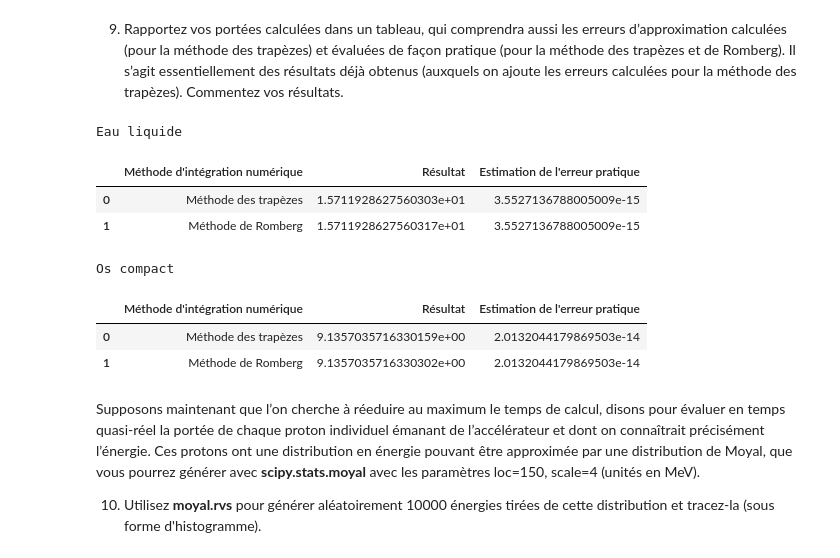
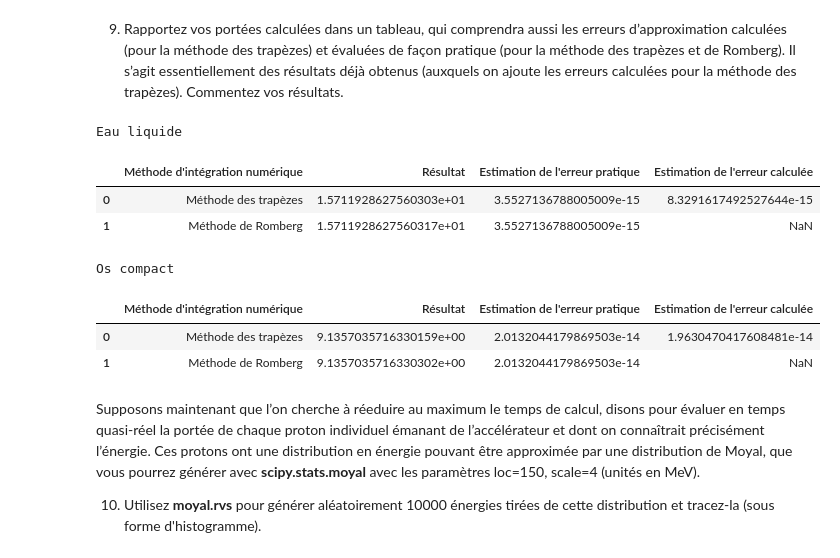
Before and after one commit to Antetokounpo/PhysNum-TP, a Jupyter notebook: tp1.ipynb, the cells around one changed output. Saved outputs shown, nothing was run; the diff lists cells and outputs as text; code cells hidden in the pictures.

Commit message:
Estimation de l'erreur calculée

```diff
--- a/tp1.ipynb
+++ b/tp1.ipynb
@@ -406,45 +407,69 @@ def dScol_dT(T, n_e, I):
     k = a**2 / I**2
     gamma = T / (m_p * c**2) + 1
 
-    err = U*gamma*(-2*gamma**2*(b + delta*gamma)*np.log(k*(gamma**2 - 1)**2/(b + delta*gamma)) - gamma*(delta*(gamma**2 - 1) - 4*gamma*(b + delta*gamma)) + 2*(b + delta*gamma)*(gamma**2 - 1)*np.log(k*(gamma**2 - 1)**2/(b + delta*gamma)))/(c**2*m_p*(b + delta*gamma)*(gamma**2 - 1)**2)
+    d = U*gamma*(-2*gamma**2*(b + delta*gamma)*np.log(k*(gamma**2 - 1)**2/(b + delta*gamma)) - gamma*(delta*(gamma**2 - 1) - 4*gamma*(b + delta*gamma)) + 2*(b + delta*gamma)*(gamma**2 - 1)*np.log(k*(gamma**2 - 1)**2/(b + delta*gamma)))/(c**2*m_p*(b + delta*gamma)*(gamma**2 - 1)**2)
 
-    return err / J_par_eV / 1e6 / 1e2 # [MeV / cm]
+    return d # [1/m]
 # %% [markdown]
 9. Rapportez vos portées calculées dans un tableau, qui comprendra aussi les erreurs d’approximation calculées (pour la méthode des trapèzes) et évaluées de façon pratique (pour la méthode
  des trapèzes et de Romberg). Il s’agit essentiellement des résultats déjà obtenus (auxquels on
  ajoute les erreurs calculées pour la méthode des trapèzes). Commentez vos résultats.
+# %%
+def err_trapz_water(a, b, N):
+    h = (b-a)/N # [MeV^2]
+
+    f_prime = lambda x: -dScol_dT(x, n_e_liquid_water, I_water) / S_col(x, n_e_liquid_water, I_water)**2 # [m / J^2]
+
+    err = (f_prime(a * 1e6 * J_par_eV) - f_prime(b * 1e6 * J_par_eV)) # [m / J^2]
+    err *= 1e2 * J_par_eV**2 * 1e12 # [cm / MeV^2]
+
+    err = 1/12 * h**2 * err # [cm]
+
+    return err
+
+def err_trapz_bone(a, b, N):
+    h = (b-a)/N # [MeV^2]
+
+    f_prime = lambda x: -dScol_dT(x, n_e_compact_bone, I_bone) / S_col(x, n_e_compact_bone, I_bone)**2 # [m / J^2]
+
+    err = (f_prime(a * 1e6 * J_par_eV) - f_prime(b * 1e6 * J_par_eV)) # [m / J^2]
+    err *= 1e2 * J_par_eV**2 * 1e12 # [cm / MeV^2]
+
+    err = 1/12 * h**2 * err # [cm]
+
+    return err
 # %%
 import pandas as pd
 pd.set_option('display.float_format', '{:.16e}'.format)
 
 tableau_water = [
-    ["Méthode des trapèzes", water_trapezoid_int[-1].result, water_trapezoid_int[-1].practical_error_approx],
-    ["Méthode de Romberg", water_romberg_int[-1].result, water_trapezoid_int[-1].practical_error_approx]
+    ["Méthode des trapèzes", water_trapezoid_int[-1].result, water_trapezoid_int[-1].practical_error_approx, err_trapz_water(3, 150, water_trapezoid_int[-1].N)],
+    ["Méthode de Romberg", water_romberg_int[-1].result, water_trapezoid_int[-1].practical_error_approx, None]
 ]
 
-df_water = pd.DataFrame(tableau_water, columns=["Méthode  d'intégration numérique", "Résultat", "Estimation de l'erreur pratique"])
+df_water = pd.DataFrame(tableau_water, columns=["Méthode  d'intégration numérique", "Résultat", "Estimation de l'erreur pratique", "Estimation de l'erreur calculée"])
 
 
 tableau_bone = [
-    ["Méthode des trapèzes", bone_trapezoid_int[-1].result, bone_trapezoid_int[-1].practical_error_approx],
-    ["Méthode de Romberg", bone_romberg_int[-1].result, bone_trapezoid_int[-1].practical_error_approx]
+    ["Méthode des trapèzes", bone_trapezoid_int[-1].result, bone_trapezoid_int[-1].practical_error_approx, err_trapz_bone(3, 150, bone_trapezoid_int[-1].N)],
+    ["Méthode de Romberg", bone_romberg_int[-1].result, bone_trapezoid_int[-1].practical_error_approx, None]
 ]
 
-df_bone = pd.DataFrame(tableau_bone, columns=["Méthode  d'intégration numérique", "Résultat", "Estimation de l'erreur pratique"])
+df_bone = pd.DataFrame(tableau_bone, columns=["Méthode  d'intégration numérique", "Résultat", "Estimation de l'erreur pratique", "Estimation de l'erreur calculée"])
 
 print("Eau liquide")
 display(df_water)
 print("Os compact")
 display(df_bone)
 # %% [output]
 Eau liquide
-|  | Méthode d'intégration numérique | Résultat | Estimation de l'erreur pratique |
-| 0 | Méthode des trapèzes | 1.5711928627560303e+01 | 3.5527136788005009e-15 |
-| 1 | Méthode de Romberg | 1.5711928627560317e+01 | 3.5527136788005009e-15 |
+|  | Méthode d'intégration numérique | Résultat | Estimation de l'erreur pratique | Estimation de l'erreur calculée |
+| 0 | Méthode des trapèzes | 1.5711928627560303e+01 | 3.5527136788005009e-15 | 8.3291617492527644e-15 |
+| 1 | Méthode de Romberg | 1.5711928627560317e+01 | 3.5527136788005009e-15 | NaN |
 Os compact
-|  | Méthode d'intégration numérique | Résultat | Estimation de l'erreur pratique |
-| 0 | Méthode des trapèzes | 9.1357035716330159e+00 | 2.0132044179869503e-14 |
-| 1 | Méthode de Romberg | 9.1357035716330302e+00 | 2.0132044179869503e-14 |
+|  | Méthode d'intégration numérique | Résultat | Estimation de l'erreur pratique | Estimation de l'erreur calculée |
+| 0 | Méthode des trapèzes | 9.1357035716330159e+00 | 2.0132044179869503e-14 | 1.9630470417608481e-14 |
+| 1 | Méthode de Romberg | 9.1357035716330302e+00 | 2.0132044179869503e-14 | NaN |
 # %% [markdown]
 Supposons maintenant que l’on cherche à réeduire au maximum le temps de calcul, disons pour
 évaluer en temps quasi-réel la portée de chaque proton individuel émanant de l’accélérateur et
```
Also changed, not shown: parts of 4 cells of this notebook.
